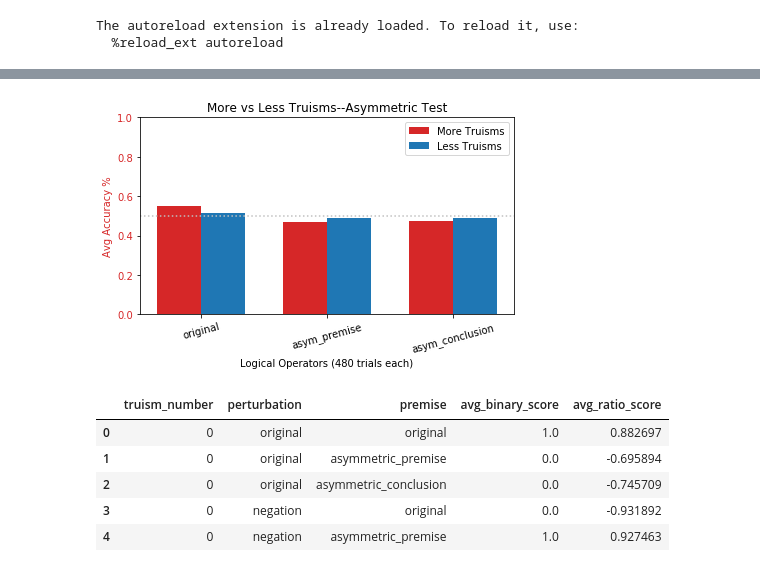
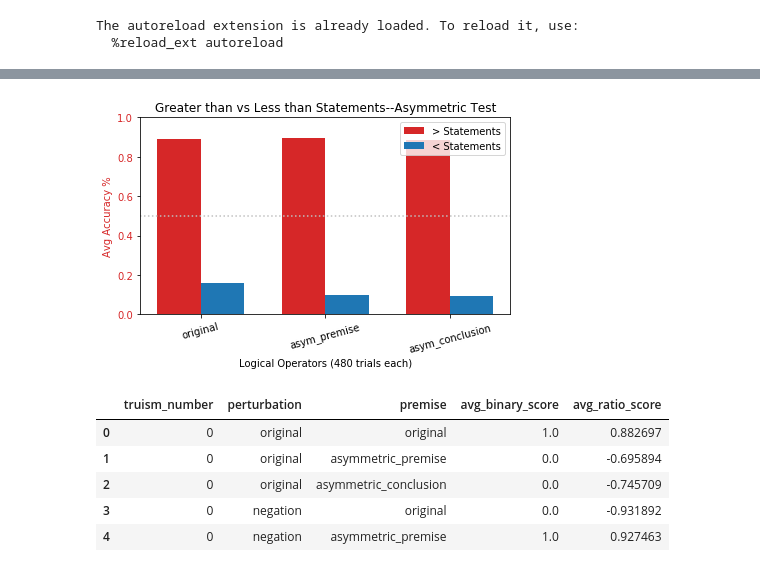
Before and after one commit to shaoxia57/common_sense_embedding_analysis, a Jupyter notebook: Generate_Plots.ipynb, the cells around one changed output, grey strips where cells are left out. Drawn from its saved outputs; the diff is of its cells as text; code cells hidden in the pictures.

```diff
--- a/Generate_Plots.ipynb
+++ b/Generate_Plots.ipynb
@@ -355,4 +376,4 @@ for key in more_vs_less:
 # %%
-more_vs_less = fill_pertubation_data_m(material_data, material_params, more_vs_less)
-more_vs_less = fill_pertubation_data_m(physical_data, physical_params, more_vs_less)
-more_vs_less = fill_pertubation_data_m(social_data, social_params, more_vs_less)
+more_vs_less = fill_pertubation_data_n(material_data, material_params, more_vs_less)
+more_vs_less = fill_pertubation_data_n(physical_data, physical_params, more_vs_less)
+more_vs_less = fill_pertubation_data_n(social_data, social_params, more_vs_less)
@@ -361,6 +380,9 @@ more_vs_less = fill_pertubation_data_m(social_data, social_params, more_vs_less)
 # %%
 more_accuracy = aggregate_pertubations_m(more_vs_less["more"], "accuracy")
 less_accuracy = aggregate_pertubations_m(more_vs_less["less"], "accuracy")
+
+more_ratio = aggregate_pertubations_m(more_vs_less["more"], "ratio_score")
+less_ratio = aggregate_pertubations_m(more_vs_less["less"], "ratio_score")
 # %%
 more_accuracy
 # %% [output]
@@ -384,12 +405,0 @@ more_accuracy
-# %%
-grouped_more_perturbation_accuracy = {}
-for operator in linguistic_operations:
-    count = 0
-    total = 0
-    for key in more_accuracy:
-        if key == operator:
-            count += more_accuracy[key]["count"]
-            total += more_accuracy[key]["total"]
-    grouped_more_perturbation_accuracy[operator] = count / total
-
-grouped_more_perturbation_accuracy
@@ -405,12 +405,0 @@ grouped_more_perturbation_accuracy
-# %%
-grouped_less_perturbation_accuracy = {}
-for operator in linguistic_operations:
-    count = 0
-    total = 0
-    for key in less_accuracy:
-        if key == operator:
-            count += less_accuracy[key]["count"]
-            total += less_accuracy[key]["total"]
-    grouped_less_perturbation_accuracy[operator] = count / total
-
-grouped_less_perturbation_accuracy
@@ -461,16 +565,16 @@ for operator in logicial_operations:
 # %%
 x_labels = ["original", "asym_premise", "asym_conclusion"]
 x_label = "Logical Operators (480 trials each)"
 y_label = "Avg Accuracy %"
-y_one_label = "More Truisms"
+y_one_label = "> Statements"
 data_one = [round(grouped_logical_more_accuracy[key], 3) for key in logicial_operations]
-y_two_label = "Less Truisms"
+y_two_label = "< Statements"
 data_two = [round(grouped_logical_less_accuracy[key], 3) for key in logicial_operations]
-title = "More vs Less Truisms--Asymmetric Test"
+title = "Greater than vs Less than Statements--Asymmetric Test"
 display_two_bar_plots(x_labels, x_label, y_label, y_one_label, y_two_label, data_one,
                       data_two, title, True)
 # %% [output]
-[figure, old version]
+[figure, new version]
 # %%
 material_data.head()
 # %% [output]
```
Also changed, not shown: parts of 35 cells of this notebook, 27 other files.
